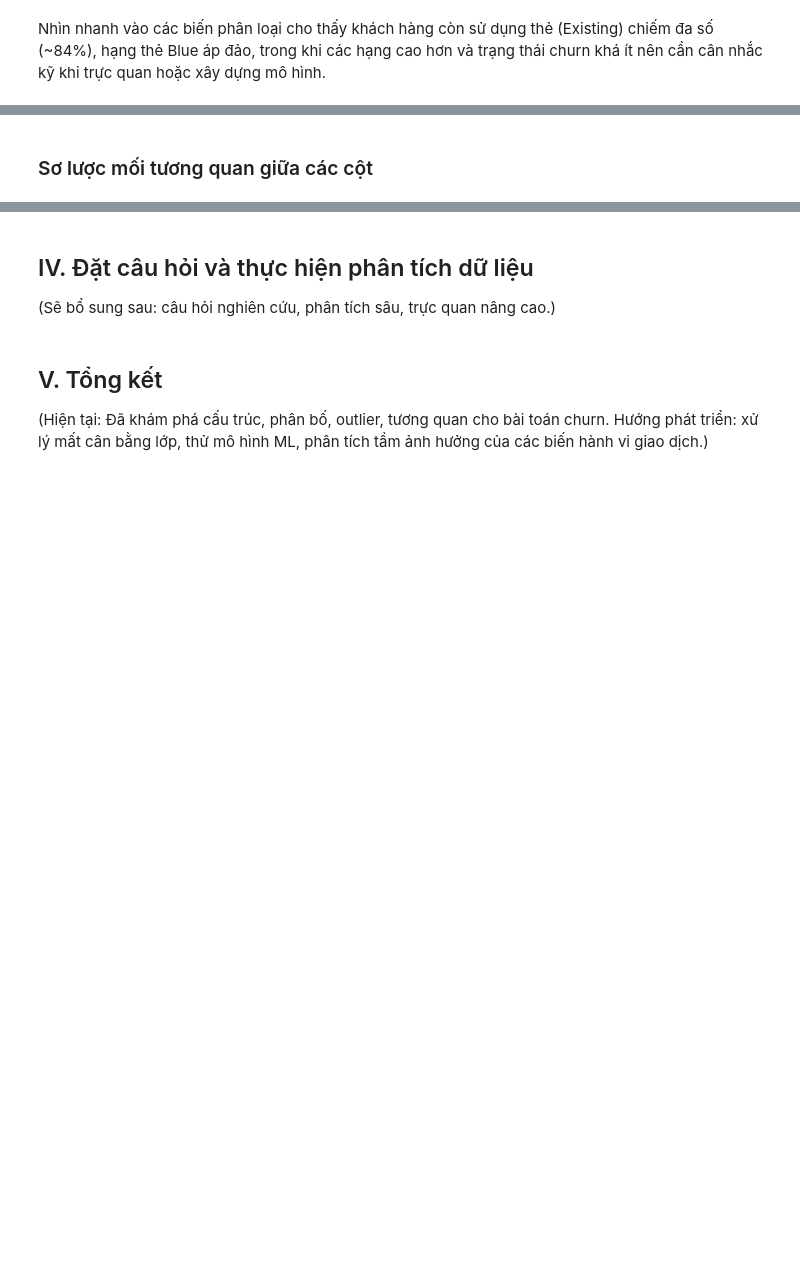
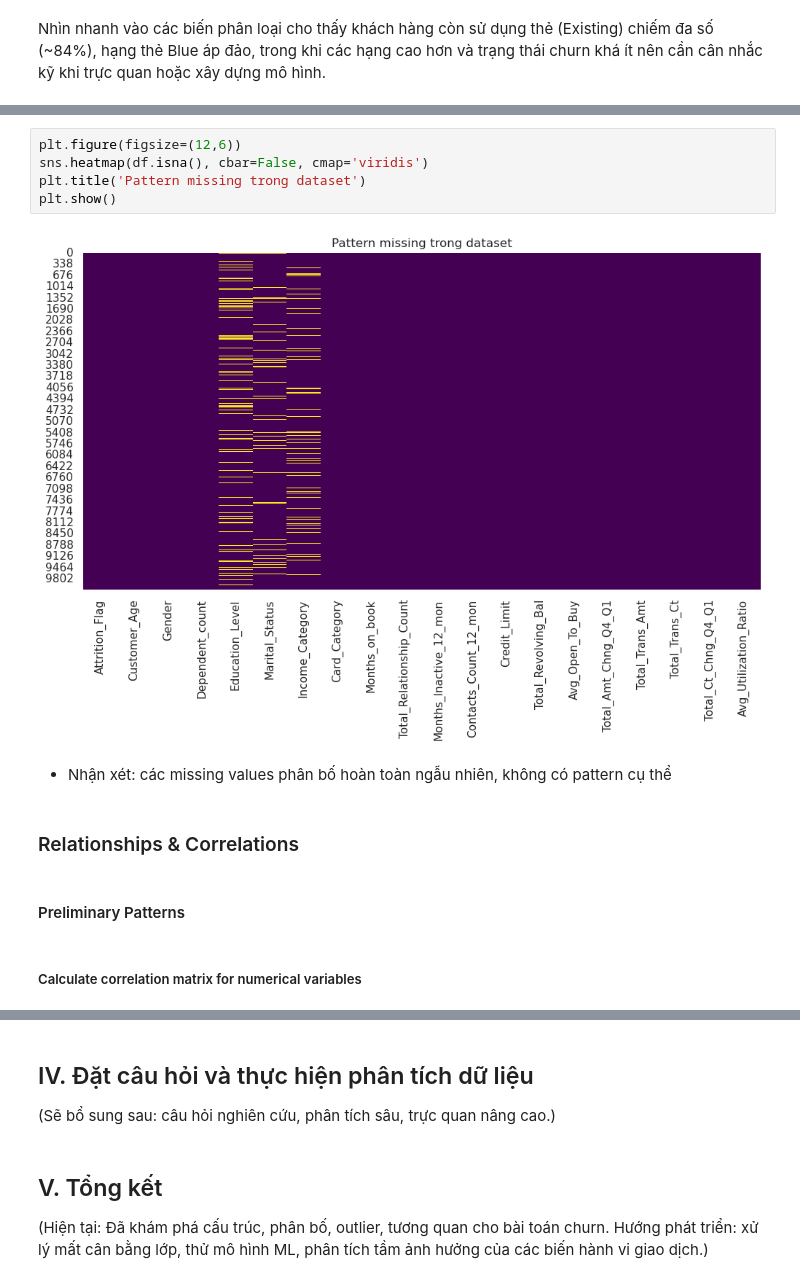
Before and after one commit to Khoa-Neee/P4DS_Final-Project, a Jupyter notebook: main.ipynb, the cells around one changed output, grey strips where cells are left out. Drawn from its saved outputs; the diff is of its cells as text; blank space fills up the shorter version.

```diff
--- a/main.ipynb
+++ b/main.ipynb
@@ -544,2 +742,15 @@ Nhìn nhanh vào các biến phân loại cho thấy khách hàng còn sử dụ
+# %%
+plt.figure(figsize=(12,6))
+sns.heatmap(df.isna(), cbar=False, cmap='viridis')
+plt.title('Pattern missing trong dataset')
+plt.show()
+# %% [output]
+[figure, added]
+# %% [markdown]
+- Nhận xét: các missing values phân bố hoàn toàn ngẫu nhiên, không có pattern cụ thể
+# %% [markdown]
+### Relationships & Correlations
 # %% [markdown]
-### Sơ lược mối tương quan giữa các cột
+#### Preliminary Patterns
+# %% [markdown]
+##### Calculate correlation matrix for numerical variables
```
Also changed, not shown: parts of 50 cells of this notebook.
